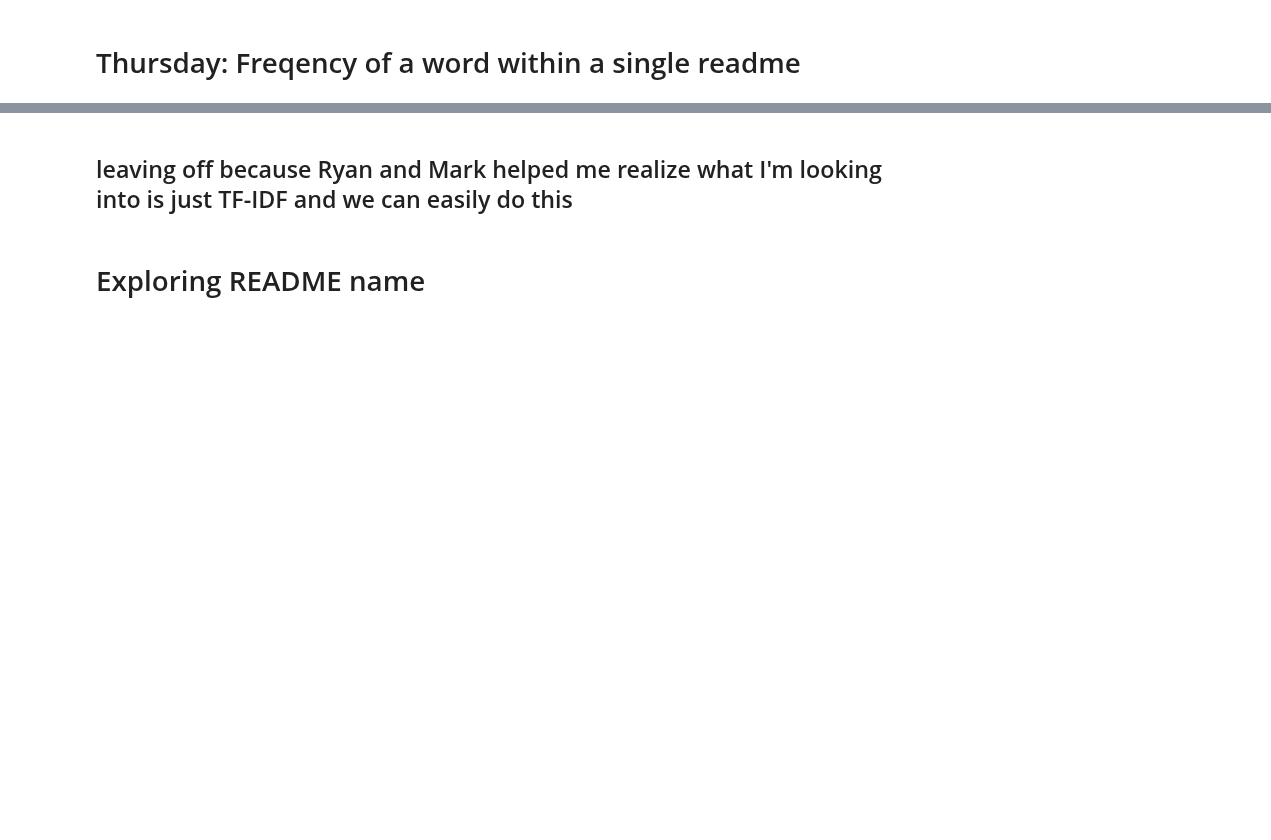
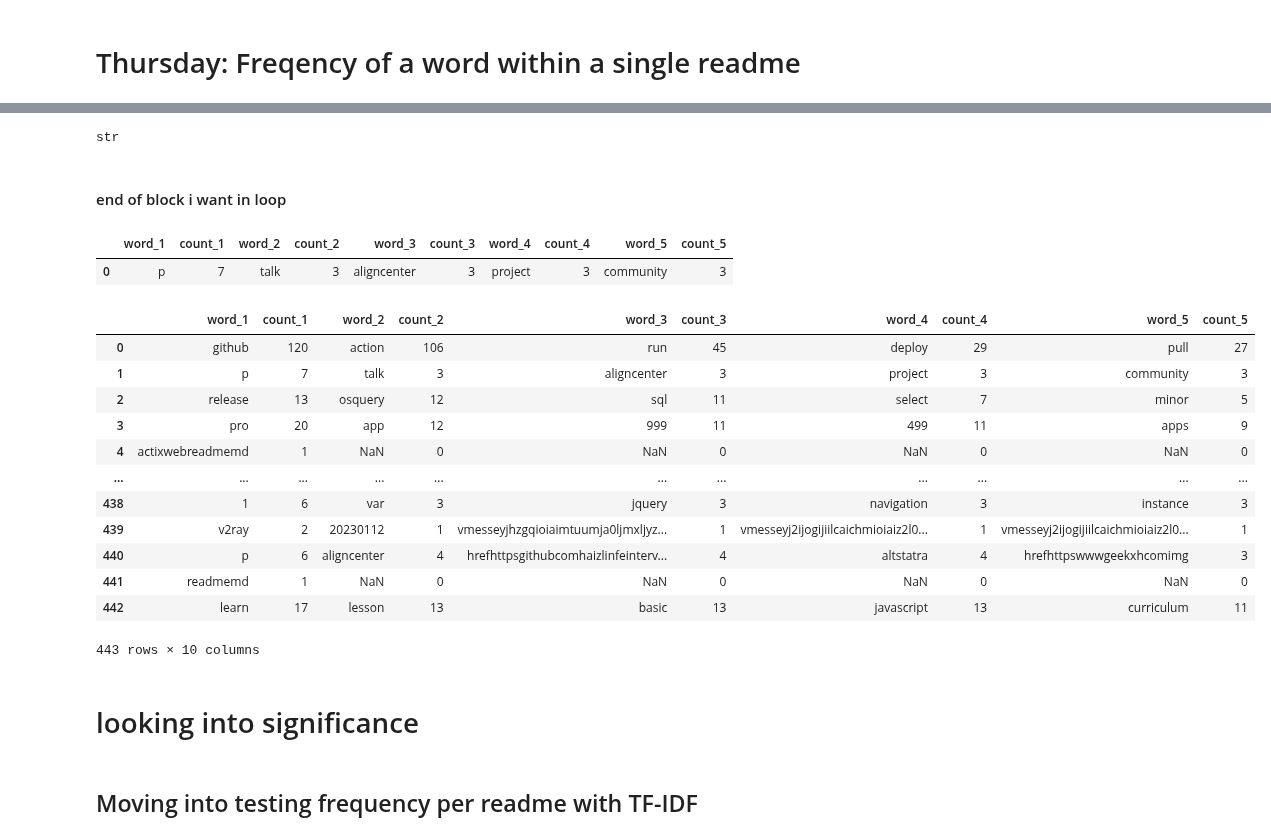
Before and after one commit to L-G-B-Team/nlp-project, a Jupyter notebook: Naomi_workbook.ipynb, the cells around one changed output, grey strips where cells are left out. Saved outputs shown, nothing was run; the diff lists cells and outputs as text; code cells hidden in the pictures; blank space fills up the shorter version.

```diff
--- a/Naomi_workbook.ipynb
+++ b/Naomi_workbook.ipynb
@@ -246,0 +222,4 @@ freq_words = list(ones[ones >10].index)
+# %%
+type(row1)
+# %% [output]
+str
@@ -246,0 +228,7 @@ freq_words = list(ones[ones >10].index)
+# %% [markdown]
+#### end of block i want in loop
+# %%
+e.top_five_words(row1_series)
+# %% [output]
+|  | word_1 | count_1 | word_2 | count_2 | word_3 | count_3 | word_4 | count_4 | word_5 | count_5 |
+| 0 | p | 7 | talk | 3 | aligncenter | 3 | project | 3 | community | 3 |
@@ -247,4 +237,20 @@ freq_words = list(ones[ones >10].index)
+# %%
+e.top_five_words(df.lemmatized)
+# %% [output]
+|  | word_1 | count_1 | word_2 | count_2 | word_3 | count_3 | word_4 | count_4 | word_5 | count_5 |
+| 0 | github | 120 | action | 106 | run | 45 | deploy | 29 | pull | 27 |
+| 1 | p | 7 | talk | 3 | aligncenter | 3 | project | 3 | community | 3 |
+| 2 | release | 13 | osquery | 12 | sql | 11 | select | 7 | minor | 5 |
+| 3 | pro | 20 | app | 12 | 999 | 11 | 499 | 11 | apps | 9 |
+| 4 | actixwebreadmemd | 1 | NaN | 0 | NaN | 0 | NaN | 0 | NaN | 0 |
+| ... | ... | ... | ... | ... | ... | ... | ... | ... | ... | ... |
+| 438 | 1 | 6 | var | 3 | jquery | 3 | navigation | 3 | instance | 3 |
+| 439 | v2ray | 2 | 20230112 | 1 | vmesseyjhzgqioiaimtuumja0ljmxljyz... | 1 | vmesseyj2ijogijiilcaichmioiaiz2l0... | 1 | vmesseyj2ijogijiilcaichmioiaiz2l0... | 1 |
+| 440 | p | 6 | aligncenter | 4 | hrefhttpsgithubcomhaizlinfeinterv... | 4 | altstatra | 4 | hrefhttpswwwgeekxhcomimg | 3 |
+| 441 | readmemd | 1 | NaN | 0 | NaN | 0 | NaN | 0 | NaN | 0 |
+| 442 | learn | 17 | lesson | 13 | basic | 13 | javascript | 13 | curriculum | 11 |
+443 rows × 10 columns
+# %% [markdown]
+# looking into significance
 # %% [markdown]
-## leaving off because Ryan and Mark helped me realize what I'm looking into is just TF-IDF and we can easily do this
+## Moving into testing frequency per readme with TF-IDF
-# %% [markdown]
-# Exploring README name
```
Also changed, not shown: parts of 46 cells of this notebook, 1 other file.
